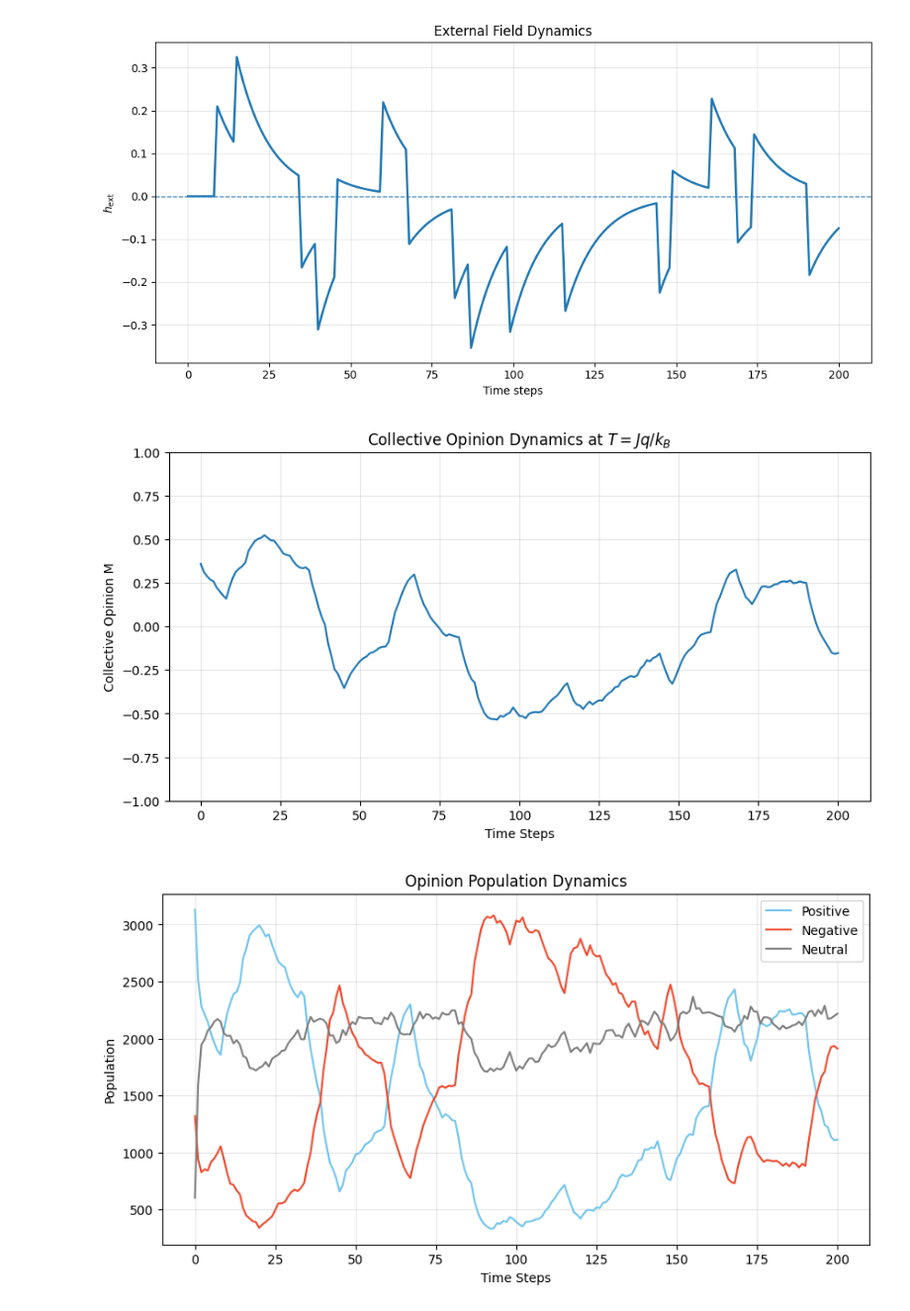
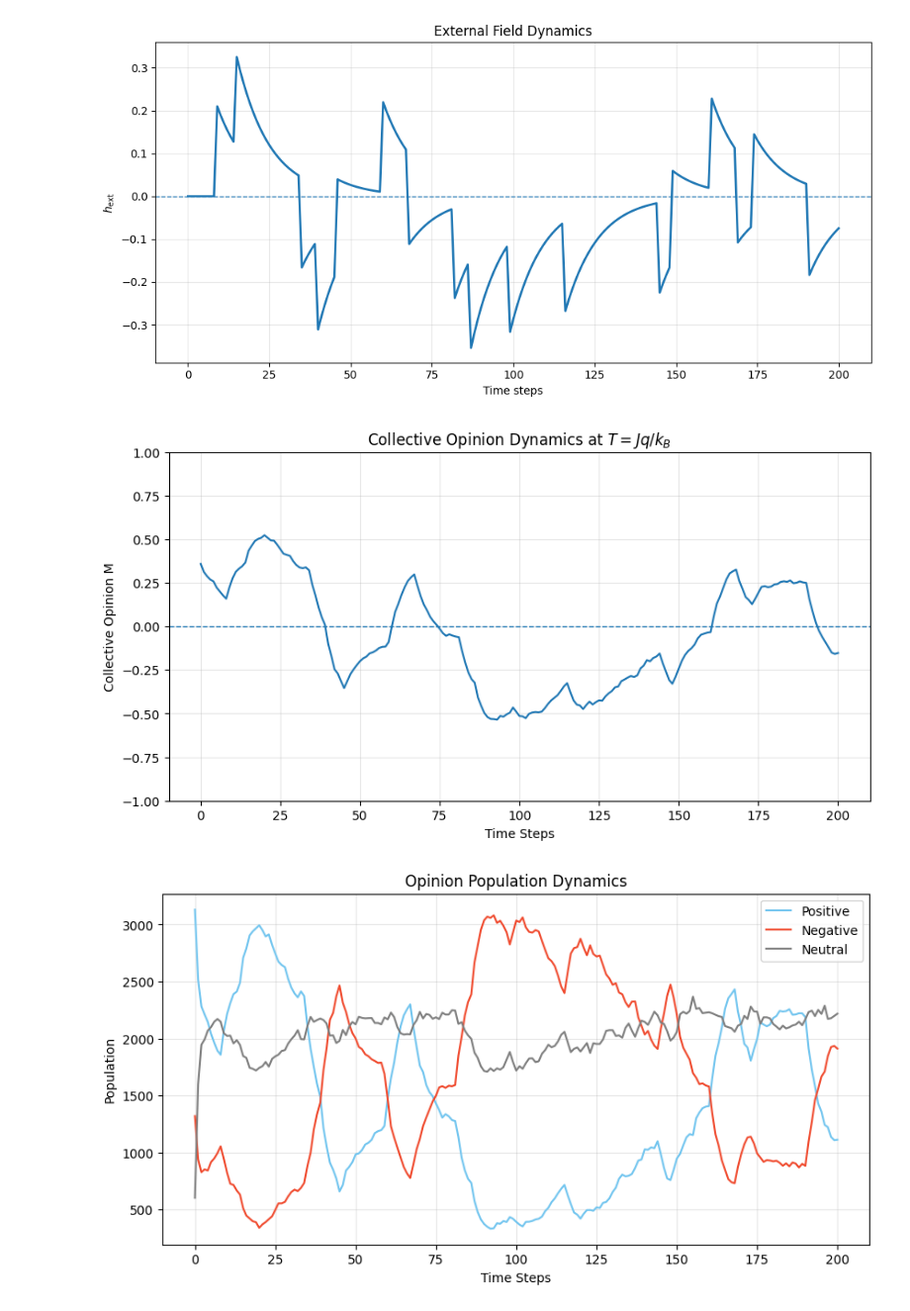
Before and after one commit to fadilaha/Ising-Model-on-Social-Opinion-Dynamic, a Jupyter notebook: HeatBath_with_AB_Model_rules.ipynb, the cells around one changed output. Shown at 99% size. Drawn from its saved outputs; the diff is of its cells as text; code cells hidden in the pictures.

```diff
--- a/HeatBath_with_AB_Model_rules.ipynb
+++ b/HeatBath_with_AB_Model_rules.ipynb
@@ -283,14 +280,20 @@ plt.show()
 # %% [output]
 [figure]
 # %%
+# PLOT COLLECTIVE OPINION (M) OVER TIME
 plt.figure(figsize=(10, 5))
 plt.plot(M_history)
+plt.axhline(
+    0,
+    linestyle='--',
+    linewidth=1
+)
 plt.xlabel("Time Steps")
 plt.ylabel("Collective Opinion M")
 plt.title(r"Collective Opinion Dynamics at $T=Jq/k_B$")
 plt.ylim(-1,1)
 plt.grid(alpha=0.3)
 plt.show()
 # %% [output]
-[figure, old version]
+[figure, new version]
 # %%
```
Also changed, not shown: parts of 9 cells of this notebook.
